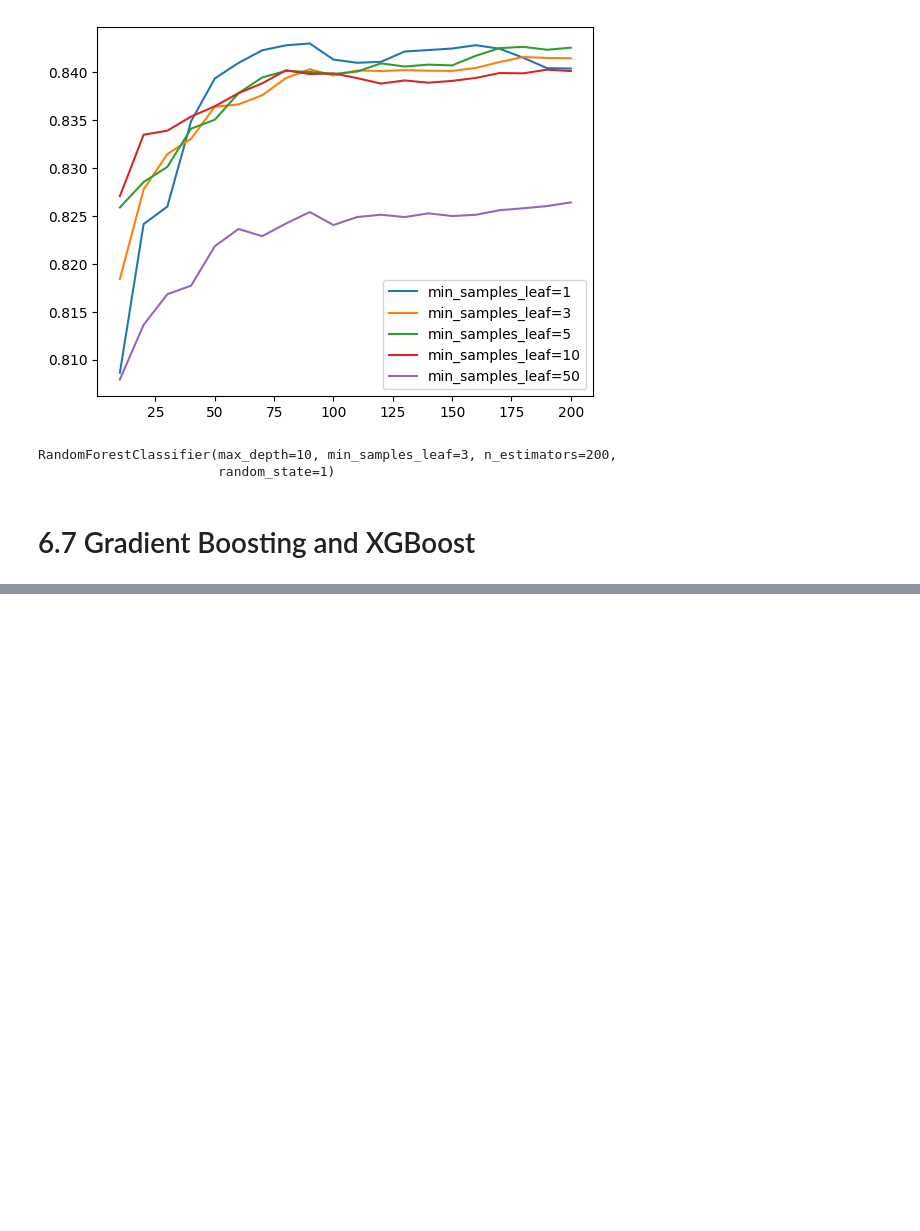
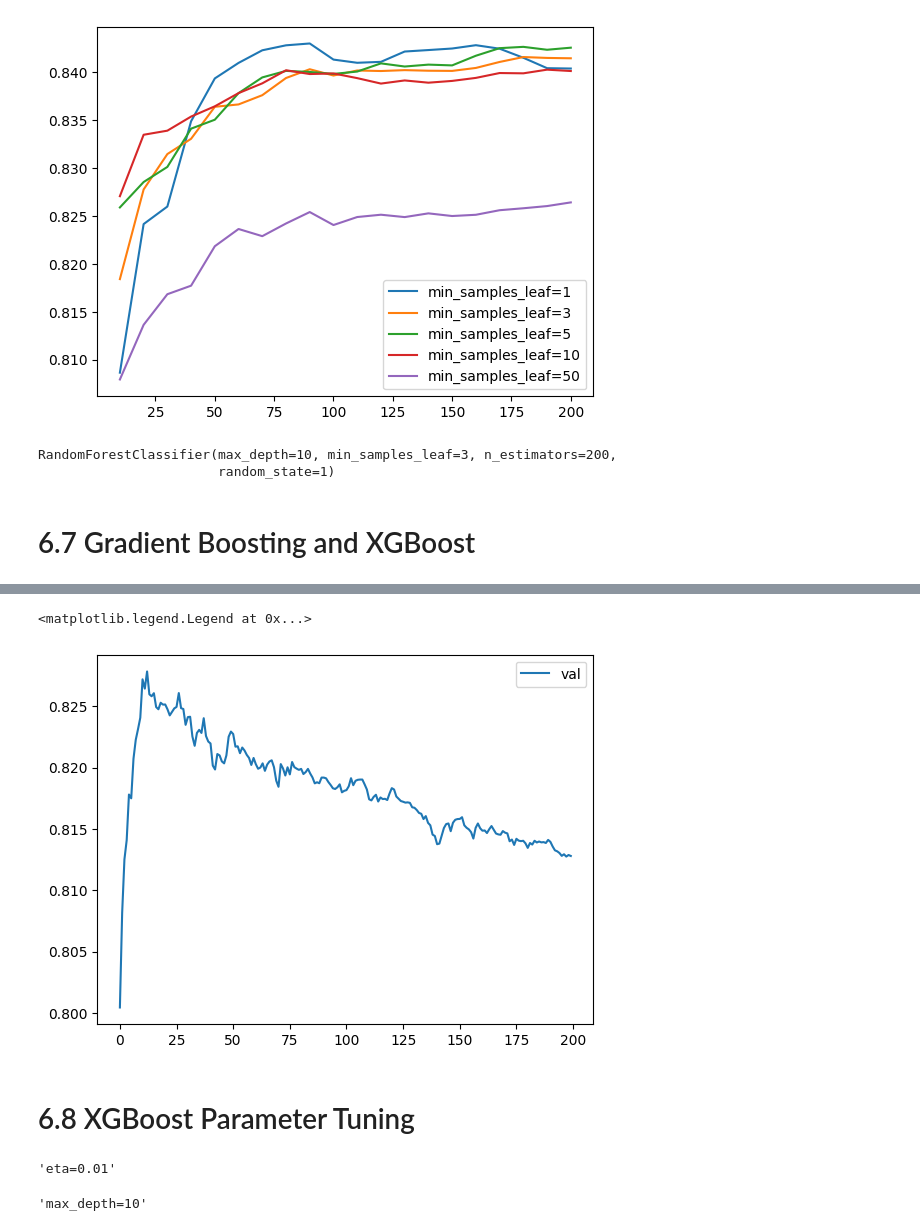
Before and after one commit to darrylljk/ml-zc, a Jupyter notebook: ml-zc/week-6-decision-trees/credit-risk-scoring.ipynb, the cells around one changed output, grey strips where cells are left out. Drawn from its saved outputs; the diff is of its cells as text; code cells hidden in the pictures; blank space fills up the shorter version.

```diff
--- a/ml-zc/week-6-decision-trees/credit-risk-scoring.ipynb
+++ b/ml-zc/week-6-decision-trees/credit-risk-scoring.ipynb
@@ -771,0 +882,8 @@ model = xgb.train(xgb_params, dtrain, num_boost_round=200)
+# %%
+plt.plot(df_score.num_iter, df_score.val_auc, label='val')
+plt.legend()
+# %% [output]
+<matplotlib.legend.Legend at 0x...>
+[figure, added]
+# %% [markdown]
+# 6.8 XGBoost Parameter Tuning
@@ -771,0 +913,6 @@ model = xgb.train(xgb_params, dtrain, num_boost_round=200)
+# %%
+key = 'eta=%s' % (xgb_params['eta'])
+scores[key] = parse_xgb_output(output)
+key
+# %% [output]
+'eta=0.01'
@@ -771,0 +940,6 @@ model = xgb.train(xgb_params, dtrain, num_boost_round=200)
+# %%
+key = 'max_depth=%s' % (xgb_params['max_depth'])
+scores[key] = parse_xgb_output(output)
+key
+# %% [output]
+'max_depth=10'
```
Also changed, not shown: parts of 38 cells of this notebook.
